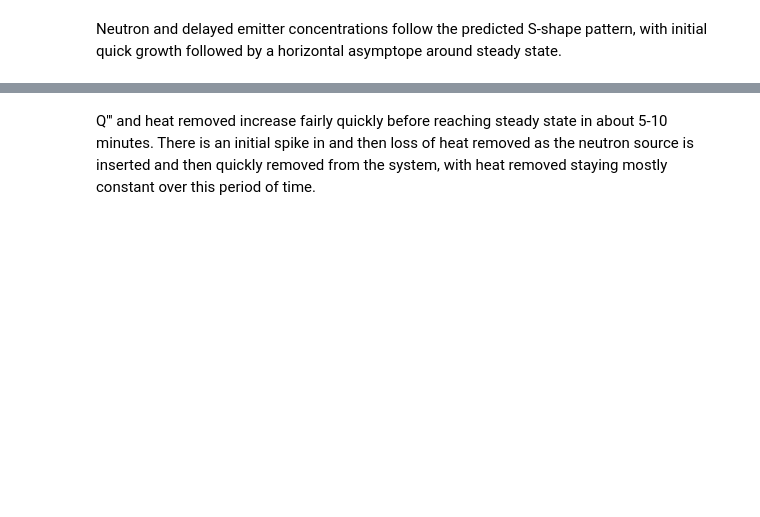
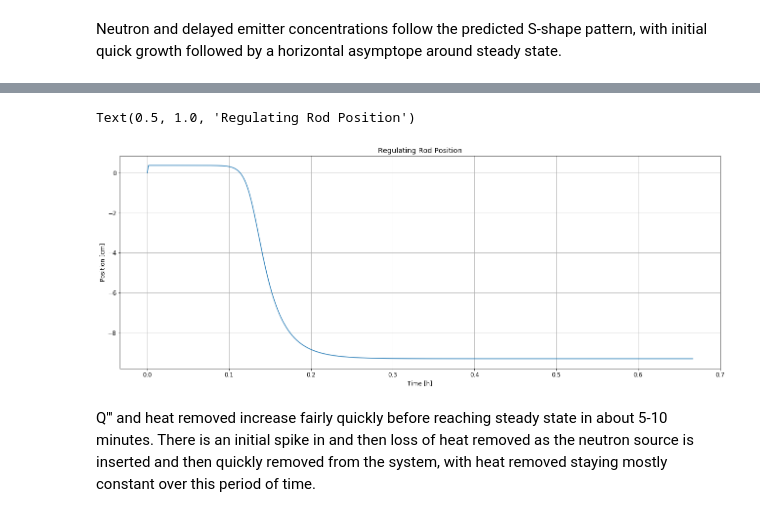
Before and after one commit to dpploy/engy-4350, a Jupyter notebook: notebooks/05-bwr-two-temperature-pt-reactor-A.ipynb, the cells around one changed output, grey strips where cells are left out. Drawn from its saved outputs; the diff is of its cells as text; code cells hidden in the pictures; blank space fills up the shorter version.

```diff
--- a/notebooks/05-bwr-two-temperature-pt-reactor-A.ipynb
+++ b/notebooks/05-bwr-two-temperature-pt-reactor-A.ipynb
@@ -664,6 +666,8 @@ def nuclear_pwr_dens_func( time, temp, n_dens, params ):
     '''
     Place holder for implementation
     '''
+    n_dens = n_dens + q_source(time, params) # include the neutrons from the initial source
+
     rxn_heat = params['fis_energy'] # get fission reaction energy J per reaction
 
     sigma_f = sigma_fis_func( temp, params ) # m2
@@ -674,7 +678,7 @@ def nuclear_pwr_dens_func( time, temp, n_dens, params ):
 
     v_o = params['thermal_neutron_velo'] # m/s
 
-    neutron_flux = n_dens * 9.08E17 * v_o
+    neutron_flux = n_dens * 9.08E15 * v_o
 
      #reaction rate density
     rxn_rate_dens = Sigma_fis * neutron_flux
@@ -725,6 +729,8 @@ def pressure_calc(temperature):
 # %%
 def f_vec(time, u_vec, params):
     assert np.all(u_vec >= 0.0)
+
+    q_source_t = q_source(time, params)
 
     n_dens = u_vec[0] # get neutron dens
 
@@ -754,8 +760,6 @@ def f_vec(time, u_vec, params):
 
     assert len(lambda_vec)==len(beta_vec)
 
-    q_source_t = q_source(time, params)
-
     f_tmp[0] = (rho_t - beta)/gen_time * n_dens + lambda_vec @ c_vec + q_source_t
 
     #-----------------------------------
@@ -773,6 +777,12 @@ def f_vec(time, u_vec, params):
     pwr_dens = nuclear_pwr_dens_func( time, (temp_f+temp_c)/2, n_dens, params )
 
     heat_sink = heat_sink_rate( time, temp_f, temp_c, params )
+
+    if abs(heat_sink) > pwr_dens * vol_fuel:
+        heat_sink = -1 * pwr_dens * vol_fuel
+
+    print(abs(heat_sink) - (pwr_dens * vol_fuel))
+
     #assert heat_sink <= 0.0,'heat_sink = %r'%heat_sink
 
     f_tmp[-2] =  -1/rho_f/cp_f * ( pwr_dens - heat_sink/vol_fuel )
@@ -1218,7 +1230,7 @@ params['gen_time']     = 1.0e-4  # s
 params['beta']         = 6.5e-3  #
 params['k_infty']      = 1.34477
 params['buckling'] = (math.pi/2.375)**2.0 + (2.405/4.1)**2.0 # geometric buckling; B = (pi/R)^2 + (2.405/H)^2
-params['q_0'] = 0
+params['q_0'] = 0.1
 params['fuel macro a'] = 1.34226126162 #fuel macroscopic absorption cross section, cm^-1
 params['mod micro a'] = 0.332 * sc.zepto * sc.milli #moderator microscopic absorption cross section, cm^2
 params['n fuel'] = 1.9577906e+21 #number density of the fuel, atoms/cm^3
@@ -1261,7 +1273,7 @@ params['coolant_dens']   = 600 #  kg/m3
 params['cp_coolant']     =  4000# J/(mol K) - > J/(kg K)
 params['coolant_volume'] = 3000 # m3
 
-params['ht_coeff'] = 1500000 # W/K
+params['ht_coeff'] = 1500000000000000
 
 params['turbine efficiency'] = 0.8
 params['condenser efficiency'] = 0.8
@@ -1273,6 +1285,7 @@ params['fis_prod_alpha_energy_rate'] = 1.40 * 1.602e-13 # J/(fission sec) 1.40 t
 params['% subcooling'] =  (1 -(steam_table._Region4(7, 0)["h"]  - steam_table._Region1(493.15, 7)["h"])/(steam_table._Region4(7,0)["h"]))
 
 params['shutdown temp reached'] = False
+params['q_source_status'] = 'in' # is q_source inserted (in) or withdrawn (out)
 # %%
 '''Setup up initial conditions'''
 
@@ -1284,7 +1297,7 @@ params['malfunction end'] = 50 * sc.minute
 params['shutdown time'] = 50 * sc.minute
 
 gen_time = params['gen_time'] # retrieve neutron generation time
-params['q_0'] = 1
+params['q_0'] = 0.1
 
 params['n_ss'] = 0 # neutronless steady state before start up
 
@@ -1297,7 +1310,7 @@ params['reactivity'] = rho_0_over_beta * beta # "rho/beta = 10 cents"
 
 params['temp_0'] = params['temp_o']
 
-params['tau_fake'] = 2 # s
+params['tau_fake'] = 1 # s
 params['malfunction subcooling'] = 0.55
 params['alpha_n_malfunction'] = 0
 
@@ -1366,11 +1384,14 @@ plt.show()
 # %%
 plt.figure(figsize=(22, 8))
-plt.plot(params['time_stamps'], quants[1])
+plt.plot(params['time_stamps']/3600, quants[1])
 plt.grid()
 plt.rc('font', size=12)
-plt.xlabel('Time [s]')
+plt.xlabel('Time [h]')
 plt.ylabel('Position [cm]')
 plt.title('Regulating Rod Position')
+# %% [output]
+Text(0.5, 1.0, 'Regulating Rod Position')
+[figure, added]
 # %% [markdown]
 Q''' and heat removed increase fairly quickly before reaching steady state in about 5-10 minutes. There is an initial spike in and then loss of heat removed as the neutron source is inserted and then quickly removed from the system, with heat removed staying mostly constant over this period of time.
 # %%
```
Also changed, not shown: parts of 15 cells of this notebook.
